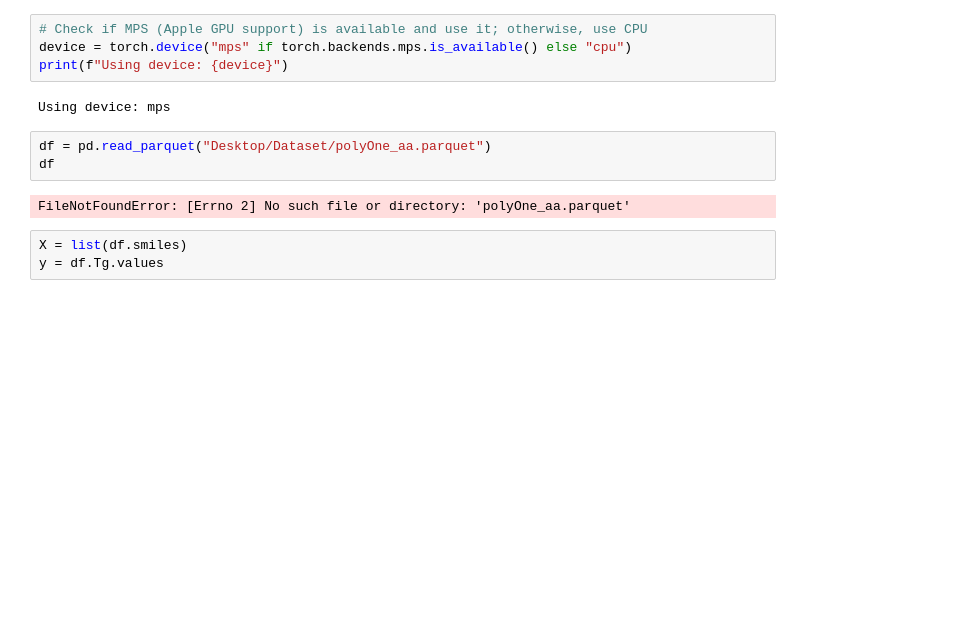
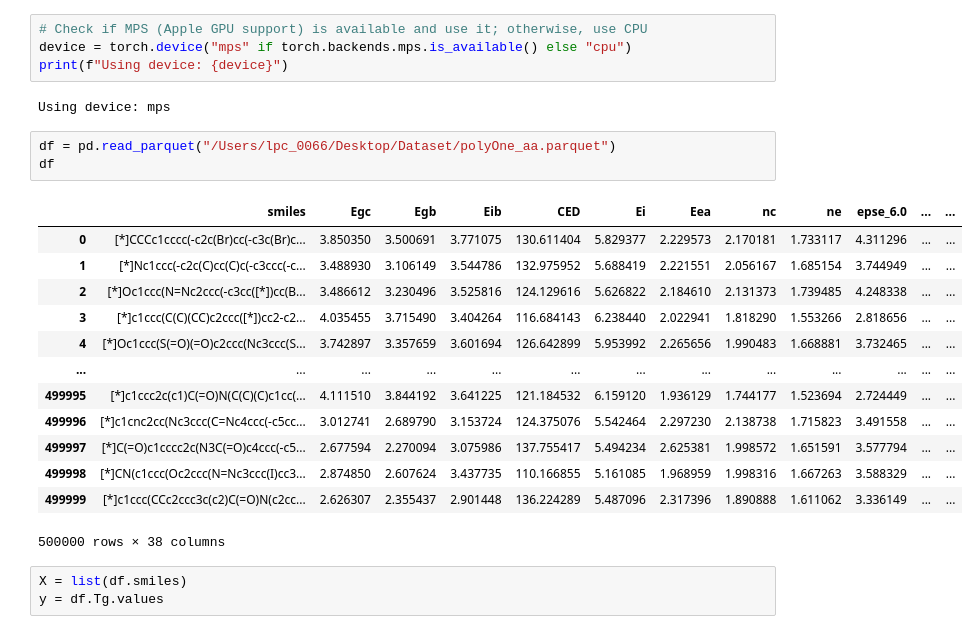
Before and after one commit to uentinnlea/MI_tool, a Jupyter notebook: Graph/GNN_Pytorch.ipynb, the cells around one changed output. Cells and saved outputs as stored; diff of their text form; blank space fills up the shorter version.

```diff
--- a/Graph/GNN_Pytorch.ipynb
+++ b/Graph/GNN_Pytorch.ipynb
@@ -16,10 +16,22 @@ print(f"Using device: {device}")
 # %% [output]
 Using device: mps
 # %%
-df = pd.read_parquet("Desktop/Dataset/polyOne_aa.parquet")
+df = pd.read_parquet("/Users/lpc_0066/Desktop/Dataset/polyOne_aa.parquet")
 df
 # %% [output]
+|  | smiles | Egc | Egb | Eib | CED | Ei | Eea | nc | ne | epse_6.0 | ... | ... |
+| 0 | [*]CCCc1cccc(-c2c(Br)cc(-c3c(Br)c... | 3.850350 | 3.500691 | 3.771075 | 130.611404 | 5.829377 | 2.229573 | 2.170181 | 1.733117 | 4.311296 | ... | ... |
+| 1 | [*]Nc1ccc(-c2c(C)cc(C)c(-c3ccc(-c... | 3.488930 | 3.106149 | 3.544786 | 132.975952 | 5.688419 | 2.221551 | 2.056167 | 1.685154 | 3.744949 | ... | ... |
+| 2 | [*]Oc1ccc(N=Nc2ccc(-c3cc([*])cc(B... | 3.486612 | 3.230496 | 3.525816 | 124.129616 | 5.626822 | 2.184610 | 2.131373 | 1.739485 | 4.248338 | ... | ... |
+| 3 | [*]c1ccc(C(C)(CC)c2ccc([*])cc2-c2... | 4.035455 | 3.715490 | 3.404264 | 116.684143 | 6.238440 | 2.022941 | 1.818290 | 1.553266 | 2.818656 | ... | ... |
+| 4 | [*]Oc1ccc(S(=O)(=O)c2ccc(Nc3ccc(S... | 3.742897 | 3.357659 | 3.601694 | 126.642899 | 5.953992 | 2.265656 | 1.990483 | 1.668881 | 3.732465 | ... | ... |
+| ... | ... | ... | ... | ... | ... | ... | ... | ... | ... | ... | ... | ... |
+| 499995 | [*]c1ccc2c(c1)C(=O)N(C(C)(C)c1cc(... | 4.111510 | 3.844192 | 3.641225 | 121.184532 | 6.159120 | 1.936129 | 1.744177 | 1.523694 | 2.724449 | ... | ... |
+| 499996 | [*]c1cnc2cc(Nc3ccc(C=Nc4ccc(-c5cc... | 3.012741 | 2.689790 | 3.153724 | 124.375076 | 5.542464 | 2.297230 | 2.138738 | 1.715823 | 3.491558 | ... | ... |
+| 499997 | [*]C(=O)c1cccc2c(N3C(=O)c4ccc(-c5... | 2.677594 | 2.270094 | 3.075986 | 137.755417 | 5.494234 | 2.625381 | 1.998572 | 1.651591 | 3.577794 | ... | ... |
+| 499998 | [*]CN(c1ccc(Oc2ccc(N=Nc3ccc(I)cc3... | 2.874850 | 2.607624 | 3.437735 | 110.166855 | 5.161085 | 1.968959 | 1.998316 | 1.667263 | 3.588329 | ... | ... |
+| 499999 | [*]c1ccc(CCc2ccc3c(c2)C(=O)N(c2cc... | 2.626307 | 2.355437 | 2.901448 | 136.224289 | 5.487096 | 2.317396 | 1.890888 | 1.611062 | 3.336149 | ... | ... |
-FileNotFoundError: [Errno 2] No such file or directory: 'polyOne_aa.parquet'
+500000 rows × 38 columns
 # %%
 X = list(df.smiles)
 y = df.Tg.values
```
Also changed, not shown: parts of 1 cell of this notebook, 1 other file.
